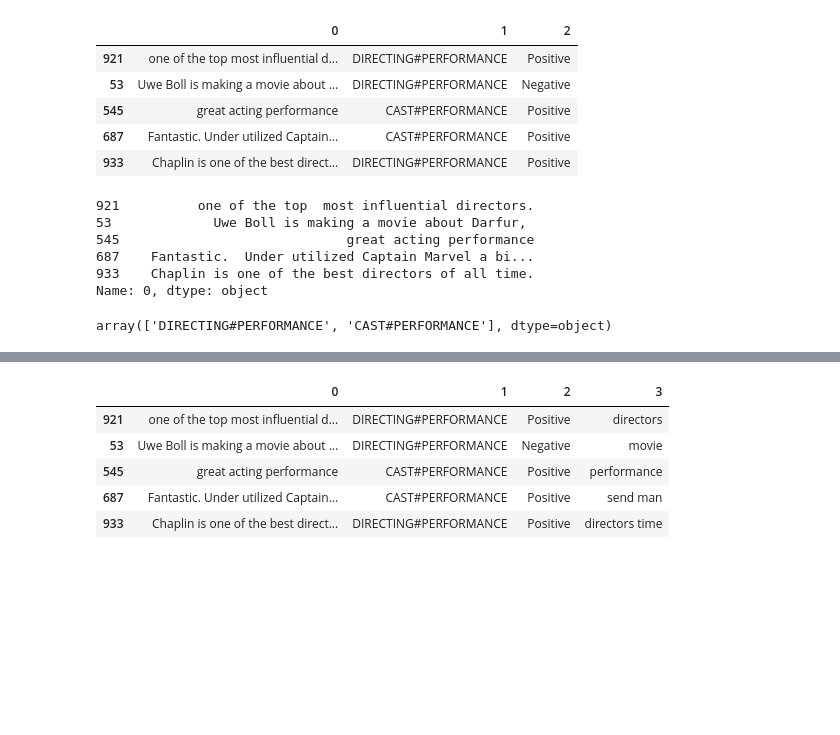
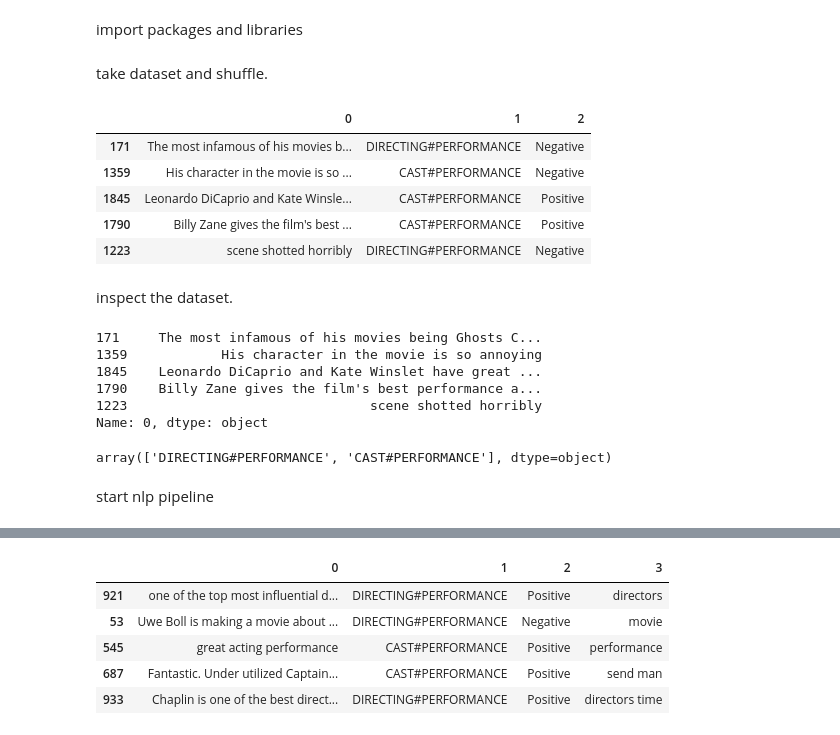
Before and after one commit to nipdep/aspect_base_sentimantel_analysis, a Jupyter notebook: src/cate_model.ipynb, the cells around one changed output, grey strips where cells are left out. Saved outputs shown, nothing was run; the diff lists cells and outputs as text; code cells hidden in the pictures; blank space fills up the shorter version.

```diff
--- a/src/cate_model.ipynb
+++ b/src/cate_model.ipynb
@@ -1,36 +1,44 @@
+# %% [markdown]
+import packages and libraries
 # %%
 import pandas as pd
 import os
 import pickle
+# %% [markdown]
+take dataset and shuffle.
 # %%
 from sklearn.utils import shuffle
 
-file_path = '../Sup/dataset.csv'
+file_path = '../Sup/datset_fin.csv'
 dataset = pd.read_csv(file_path,header=None)
 dataset = shuffle(dataset)
 dataset.head()
 # %% [output]
 |  | 0 | 1 | 2 |
-| 921 | one of the top most influential d... | DIRECTING#PERFORMANCE | Positive |
-| 53 | Uwe Boll is making a movie about ... | DIRECTING#PERFORMANCE | Negative |
-| 545 | great acting performance | CAST#PERFORMANCE | Positive |
-| 687 | Fantastic. Under utilized Captain... | CAST#PERFORMANCE | Positive |
-| 933 | Chaplin is one of the best direct... | DIRECTING#PERFORMANCE | Positive |
+| 171 | The most infamous of his movies b... | DIRECTING#PERFORMANCE | Negative |
+| 1359 | His character in the movie is so ... | CAST#PERFORMANCE | Negative |
+| 1845 | Leonardo DiCaprio and Kate Winsle... | CAST#PERFORMANCE | Positive |
+| 1790 | Billy Zane gives the film's best ... | CAST#PERFORMANCE | Positive |
+| 1223 | scene shotted horribly | DIRECTING#PERFORMANCE | Negative |
+# %% [markdown]
+inspect the dataset.
 # %%
 data = dataset[0]
 data.head()
 # %% [output]
-921          one of the top  most influential directors.
-53             Uwe Boll is making a movie about Darfur,
-545                             great acting performance
-687    Fantastic.  Under utilized Captain Marvel a bi...
-933    Chaplin is one of the best directors of all time.
+171     The most infamous of his movies being Ghosts C...
+1359            His character in the movie is so annoying
+1845    Leonardo DiCaprio and Kate Winslet have great ...
+1790    Billy Zane gives the film's best performance a...
+1223                               scene shotted horribly
 Name: 0, dtype: object
 # %%
 label_cat = dataset[1]
 label_cat.unique()
 # %% [output]
 array(['DIRECTING#PERFORMANCE', 'CAST#PERFORMANCE'], dtype=object)
+# %% [markdown]
+start nlp pipeline
 # %%
 import spacy
 nlp = spacy.load('en_core_web_sm')
```
Also changed, not shown: parts of 11 cells of this notebook, 13 other files.
